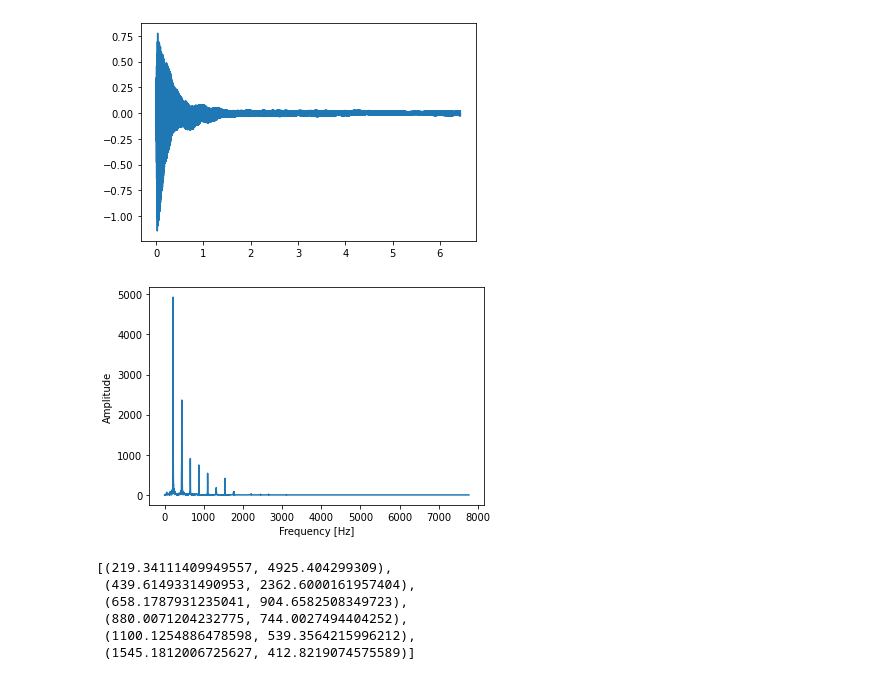
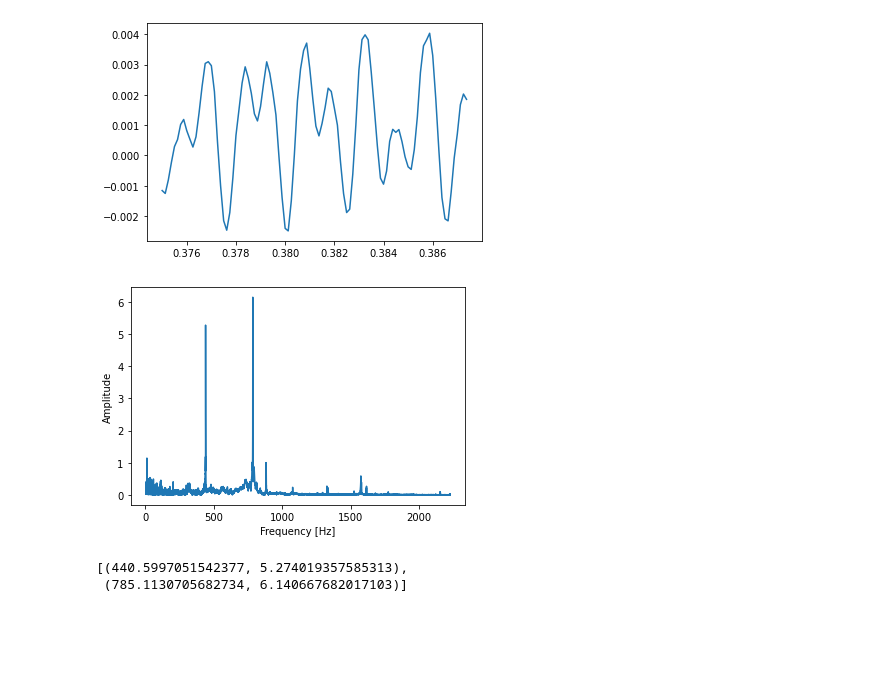
Before and after one commit to lucawellmeier/note-detector, a Jupyter notebook: initial_tests.ipynb, the cells around one changed output. Cells and saved outputs as stored; diff of their text form; code cells hidden in the pictures; blank space fills up the shorter version.

```diff
--- a/initial_tests.ipynb
+++ b/initial_tests.ipynb
@@ -1,22 +1,35 @@
 # %%
+
 import numpy as np
+import scipy.signal as sps
 import soundfile as sf
 
-def loadToMono(path):
-    data, samplerate = sf.read(path)
+def loadToMono(path, new_sr):
+    data, sr = sf.read(path)
+    print('path:', path)
+    print('original data size:', len(data))
+    print('original samplerate:', sr)
+
 
     data_mono = []
     for i in range(len(data)):
         data_mono.append((data[i][0] + data[i][1]) / 2)
 
-    return np.asarray(data_mono), samplerate
+    ret = np.asarray(data_mono)
+    samples = round(len(ret) * float(new_sr) / sr)
+    ret = sps.resample(np.asarray(ret), samples)
 
-dataA, samplerate = loadToMono('/home/luca/Downloads/UprightPianoKW-SFZ-20190703/samples/A4vL.wav')
-dataC, samplerate = loadToMono('/home/luca/Downloads/UprightPianoKW-SFZ-20190703/samples/C5vL.wav')
-dataA3, samplerate = loadToMono('/home/luca/Downloads/UprightPianoKW-SFZ-20190703/samples/A3vL.wav')
+    print('new data size:', len(ret))
+    print('new samplerate:', new_sr)
+    print(' ')
+
+    return ret
 
 def add(waves):
-    assert(len(waves) >= 2)
+    if len(waves) == 1:
+        return waves[0]
+    elif len(waves) == 0:
+        return []
 
     a = waves[0]
     b = waves[1]
@@ -31,6 +44,9 @@ def add(waves):
     elif len(waves) == 2:
         return combined
 
-data_mono = add([dataA, dataA3])
-data_mono
+samplerate = 8000
+a4 = loadToMono('Piano.pp.A4.aiff', samplerate)
+g5 = loadToMono('Piano.pp.G5.aiff', samplerate)
+
+data_mono = add([a4, g5])
 # %% [output]
@@ -41,31 +66,32 @@ from matplotlib import pyplot
 
 t = [(i) * 1/samplerate for i in range(data_mono.size)]
 
-pyplot.plot(t, data_mono)
+pyplot.plot(t[3000:3100], data_mono[3000:3100])
 pyplot.show()
 # %% [output]
-[figure, old version]
+[figure, new version]
 # %%
 import matplotlib.pyplot as plt
 s = np.asarray(data_mono)
 fft = np.fft.fft(s)
 T = 1/samplerate  # sampling interval
 N = s.size
 
 # 1/T = frequency
 f = np.linspace(0, 1 / T, N)
 
 plt.ylabel("Amplitude")
 plt.xlabel("Frequency [Hz]")
 x = f[:N // 2]
 y = np.abs(fft)[:N // 2]
 
-I = 50000
+a = 100
+b = 50000
 
-plt.plot(x[:I], y[:I])  # 1 / N is a normalization factor
+plt.plot(x[a:b], y[a:b])  # 1 / N is a normalization factor
 plt.show()
 # %% [output]
-[figure, old version]
+[figure, new version]
 # %%
 def findAllAbove(freq, amp, a, discreteTolerance):
     c = amp >= a
@@ -86,7 +112,9 @@ def findAllAbove(freq, amp, a, discreteTolerance):
                 if toleranceCounter > discreteTolerance:
                     m = np.max([x[1] for x in curMax])
                     f = freq[np.where(amp == m)][0]
-                    maxs.append((f, m))
+
+                    if f > 0.5:
+                        maxs.append((f, m))
 
                     curMax = []
                     toleranceCounter = 0
@@ -98,15 +126,11 @@ def findAllAbove(freq, amp, a, discreteTolerance):
     return maxs
 
 
-maxs = findAllAbove(x, y, 200, 10)
+maxs = findAllAbove(x, y, 1.3, 10)
 maxs
 # %% [output]
-[(219.34111409949557, 4925.404299309),
- (439.6149331490953, 2362.6000161957404),
- (658.1787931235041, 904.6582508349723),
- (880.0071204232775, 744.0027494404252),
- (1100.1254886478598, 539.3564215996212),
- (1545.1812006725627, 412.8219074575589)]
+[(440.5997051542377, 5.274019357585313),
+ (785.1130705682734, 6.140667682017103)]
 # %%
 def filterMultiples(maxs, tol):
     copy = [m for m in maxs]
```
Also changed, not shown: parts of 2 cells of this notebook, 1 other file.
